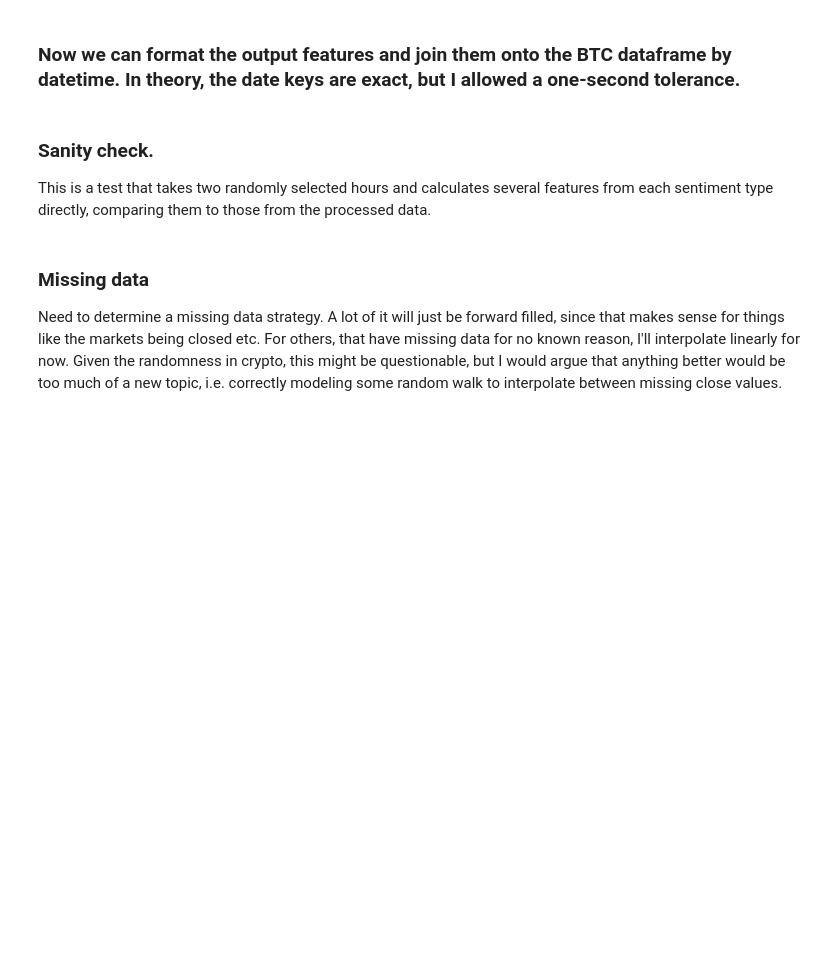
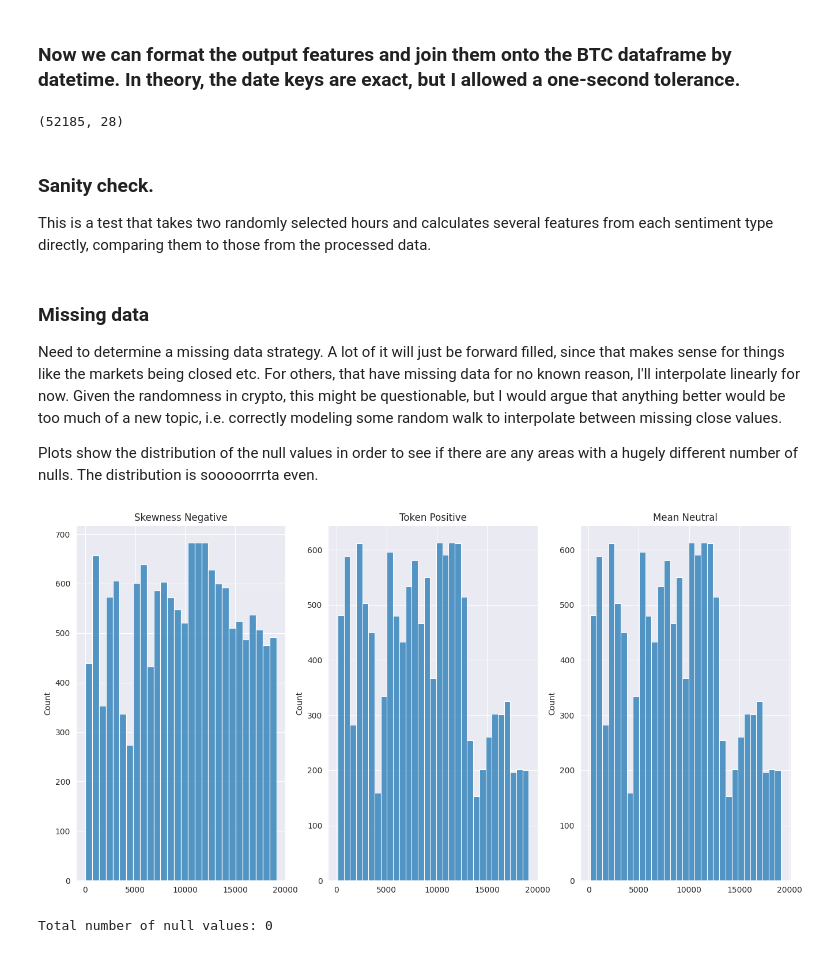
Before and after one commit to tyarosevich/decrypto, a Jupyter notebook: local_analysis/forecasting/eval_forecast_models.ipynb, the cells around one changed output. Cells and saved outputs as stored; diff of their text form; code cells hidden in the pictures; blank space fills up the shorter version.

```diff
--- a/local_analysis/forecasting/eval_forecast_models.ipynb
+++ b/local_analysis/forecasting/eval_forecast_models.ipynb
@@ -19,8 +19,12 @@ from string import punctuation
 from bs4 import BeautifulSoup
 import multiprocessing as mp
 import re
+import os
+import warnings
 
-data_folder = Path('./../../data/')
+warnings.simplefilter("ignore")
+os.chdir('/home/tyarosevich/projects/decrypto')
+data_folder = Path('./data/')
 # %% [markdown]
 ## (I) Load Data (Crypto / Tweets/ Market)
 ### Some coins other than BTC and ETH are included. Future experimentation could involve using a large number of coins and performing separate feature extraction on that dataset.
@@ -28,7 +32,12 @@ data_folder = Path('./../../data/')
 coin_names = ['BTC', 'ETH', 'SOL', 'LINK', 'USDC']
 dct_coin_tables = {}
 for suffix in coin_names:
-    dct_coin_tables[suffix] = pd.read_csv(Path(data_folder / 'coin_index_vals_merged_{}.csv'.format(suffix)), parse_dates=['date'])
+    df_temp = pd.read_csv(Path(data_folder / 'coin_index_vals_merged_{}.csv'.format(suffix)), parse_dates=['date'])
+    curr_cols = list(df_temp.columns)
+    bad_cols = [col for col in curr_cols if 'Volume' in col]
+    good_cols = [col.lower().replace(' ', '_') for col in bad_cols]
+    df_temp.rename(columns=dict(zip(bad_cols, good_cols)), inplace=True)
+    dct_coin_tables[suffix] = df_temp
 
 print(dct_coin_tables.keys())
 
@@ -305,6 +326,8 @@ for df in dct_sentiment_frames.values():
     df_bitcoin_tweet_feats_merged = pd.merge_asof(df_bitcoin_tweet_feats_merged, df, on='date', tolerance=pd.Timedelta(minutes=1))
 
 print(df_bitcoin.shape)
+# %% [output]
+(52185, 28)
 # %% [markdown]
 ### Sanity check.
 This is a test that takes two randomly selected hours and calculates several features from each sentiment type directly, comparing them to those from the processed data.
@@ -314,36 +337,41 @@ test_tweet_feat_sanity_check()
 # %% [markdown]
 ### Missing data
 Need to determine a missing data strategy. A lot of it will just be forward filled, since that makes sense for things like the markets being closed etc. For others, that have missing data for no known reason, I'll interpolate linearly for now. Given the randomness in crypto, this might be questionable, but I would argue that anything better would be too much of a new topic,  i.e. correctly modeling some random walk to interpolate between missing close values.
+
+Plots show the distribution of the null values in order to see if there are any areas with a hugely different number of nulls. The distribution is sooooorrrta even.
 # %%
 # df_info = df_bitcoin_tweet_feats_merged.info()
 # df_describe = df_bitcoin_tweet_feats_merged.describe()
 # These indices are representative of three categories of sentiment features having a significant number of nans.
 idx_skew_neg_null = np.where(df_bitcoin_tweet_feats_merged['skewness_neg'].isnull().values)[0]
 idx_token_null = np.where(df_bitcoin_tweet_feats_merged['freq_token_8'].isnull().values)[0]
-idx_neu_pos_null = np.where(df_bitcoin_tweet_feats_merged['mean_pos'].isnull().values)[0]
+idx_mean_neu_null = np.where(df_bitcoin_tweet_feats_merged['mean_neu'].isnull().values)[0]
 fig, ax = plt.subplots(nrows=1, ncols=3, figsize=(16, 8))
-sns.barplot(y=idx_skew_neg_null, ax=ax[0])
-sns.barplot(y=idx_token_null, ax=ax[1])
-sns.barplot(y=idx_neu_pos_null, ax=ax[2])
+sns.histplot(x=idx_skew_neg_null, ax=ax[0])
+sns.histplot(x=idx_token_null, ax=ax[1])
+sns.histplot(x=idx_mean_neu_null, ax=ax[2])
 ax[0].set_title('Skewness Negative')
 ax[1].set_title('Token Positive')
-ax[2].set_title('Neutral Positive')
+ax[2].set_title('Mean Neutral')
 plt.show()
 # Results are very uniform.
 
 # All sentiment values are filled with interp.
 interp_columns = [col for col in df_bitcoin_tweet_feats_merged.columns
                   if any(substring in col for substring in ['pos', 'neg', 'neu'])]
 # Interp makes no sense for tokens, and the index fund NaNs are usually due to being closed, so these are forward filled.
 ffill_columns = [col for col in df_bitcoin_tweet_feats_merged.columns
                  if any(substring in col for substring in ['freq', 'low', 'high', 'volume', 'open', 'close'])
                  and not any(substring in col for substring in ['SOL', 'UST'])]
 # SOL/UST didn't exist prior to some date.
 zero_columns = ['close_SOL', 'close_UST']
 df_bitcoin_tweet_feats_merged[interp_columns] = df_bitcoin_tweet_feats_merged[interp_columns].interpolate().copy()
 df_bitcoin_tweet_feats_merged[ffill_columns] = df_bitcoin_tweet_feats_merged[ffill_columns].ffill().copy()
 df_bitcoin_tweet_feats_merged[zero_columns] = df_bitcoin_tweet_feats_merged[zero_columns].fillna(0).copy()
 
 
 # df_bitcoin_tweet_feats_merged.info()
 print('Total number of null values: {}'.format(np.sum(df_bitcoin_tweet_feats_merged.isna().values)))
+# %% [output]
+[figure, added]
+Total number of null values: 0
```
Also changed, not shown: parts of 8 cells of this notebook, 2 other files.
